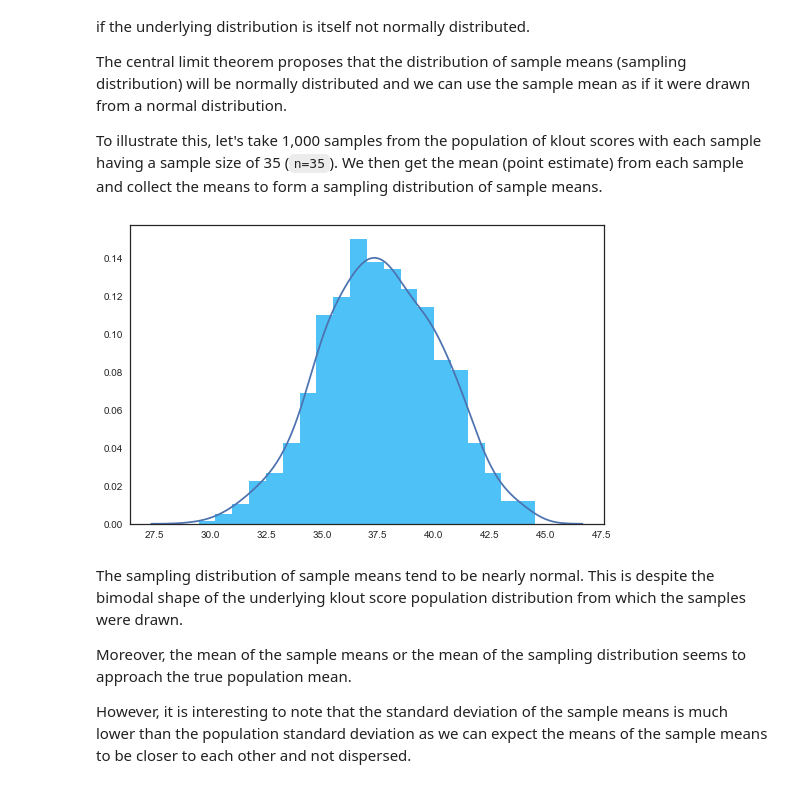
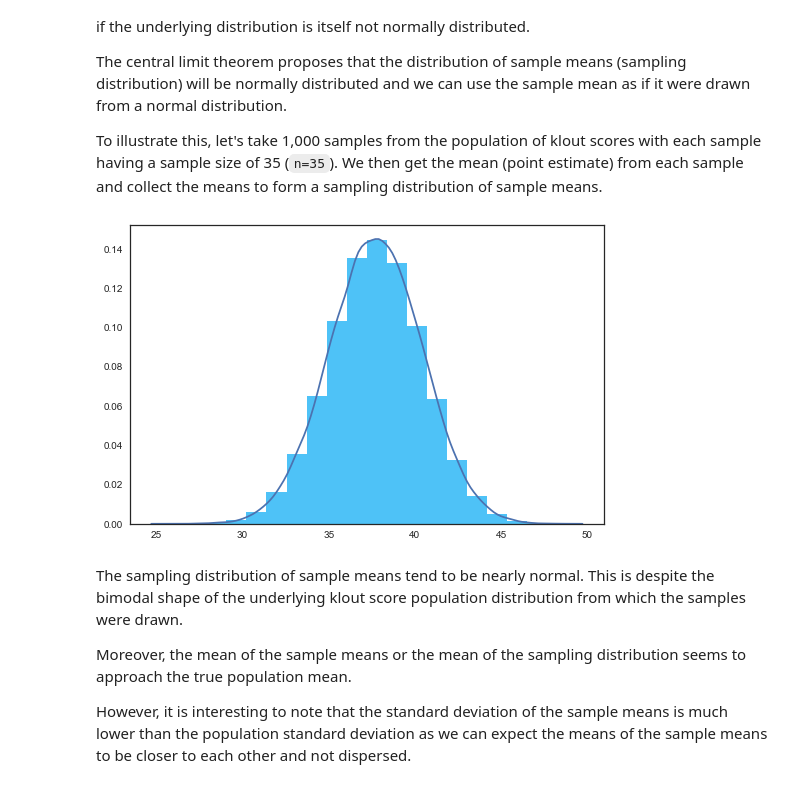
Before and after one commit to mugofjoe/inferential-statistics, a Jupyter notebook: 01 Introduction and Review.ipynb, the cells around one changed output. Saved outputs shown, nothing was run; the diff lists cells and outputs as text; code cells hidden in the pictures.

```diff
--- a/01 Introduction and Review.ipynb
+++ b/01 Introduction and Review.ipynb
@@ -123,18 +123,18 @@ The central limit theorem proposes that the distribution of sample means (sampli
 
 To illustrate this, let's take 1,000 samples from the population of klout scores with each sample having a sample size of 35 (`n=35`). We then get the mean (point estimate) from each sample and collect the means to form a sampling distribution of sample means.
 # %%
-np.random.seed(11)
+np.random.seed(2)
 sample_means = []
 n = 35
 
-for x in range(1000):
+for x in range(100000):
     sample = np.random.choice(a=klout_scores, size=n)
     sample_means.append(sample.mean())
 
 plt.figure(figsize=(8.5, 5.5))
 sns.distplot(sample_means, bins=20, hist_kws={"alpha": 0.7, "color": current_palette});
 # %% [output]
-[figure, old version]
+[figure, new version]
 # %% [markdown]
 The sampling distribution of sample means tend to be nearly normal. This is despite the bimodal shape of the underlying klout score population distribution from which the samples were drawn.
 
```
Also changed, not shown: parts of 9 cells of this notebook.
